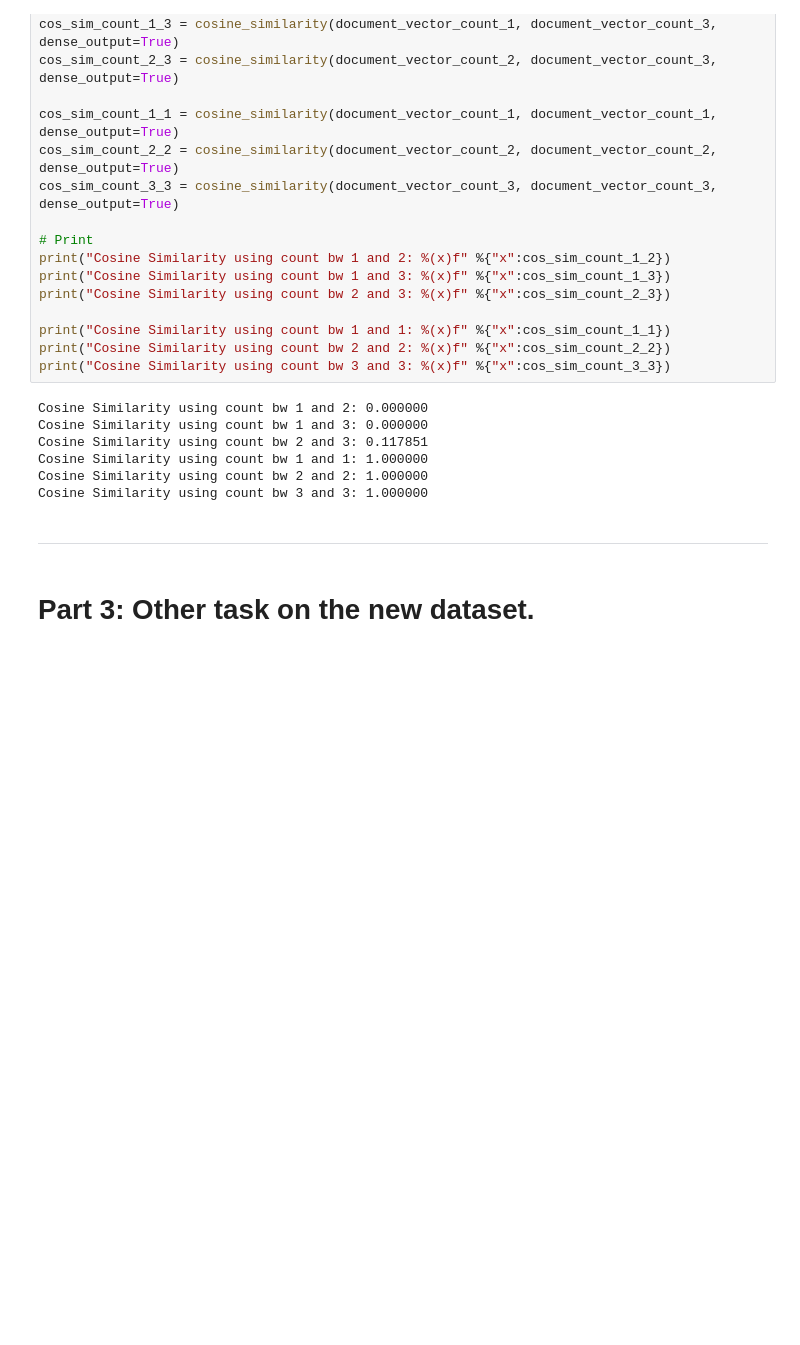
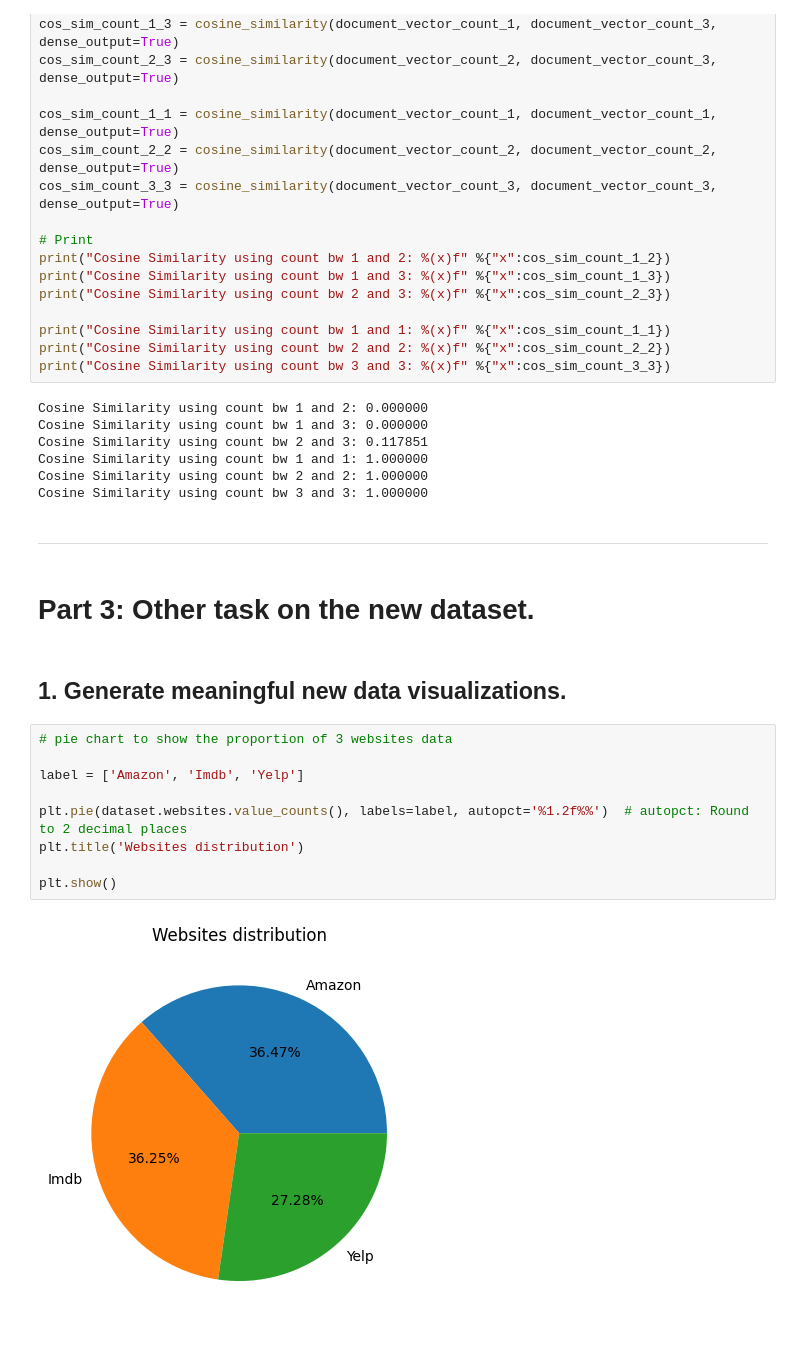
Before and after one commit to Wu-Cheng-Kai/DM2022-Lab1-Homework, a Jupyter notebook: DM2022-Lab1-Homework.ipynb, the cells around one changed output. Drawn from its saved outputs; the diff is of its cells as text; blank space fills up the shorter version.

```diff
--- a/DM2022-Lab1-Homework.ipynb
+++ b/DM2022-Lab1-Homework.ipynb
@@ -1127,3 +1101,16 @@ Cosine Similarity using count bw 3 and 3: 1.000000
 ---
 # %% [markdown]
 # Part 3: Other task on the new dataset.
+# %% [markdown]
+## 1. Generate meaningful new data visualizations.
+# %%
+# pie chart to show the proportion of 3 websites data
+
+label = ['Amazon', 'Imdb', 'Yelp']
+
+plt.pie(dataset.websites.value_counts(), labels=label, autopct='%1.2f%%')  # autopct: Round to 2 decimal places
+plt.title('Websites distribution')
+
+plt.show()
+# %% [output]
+[figure, added]
```
Also changed, not shown: parts of 32 cells of this notebook.
